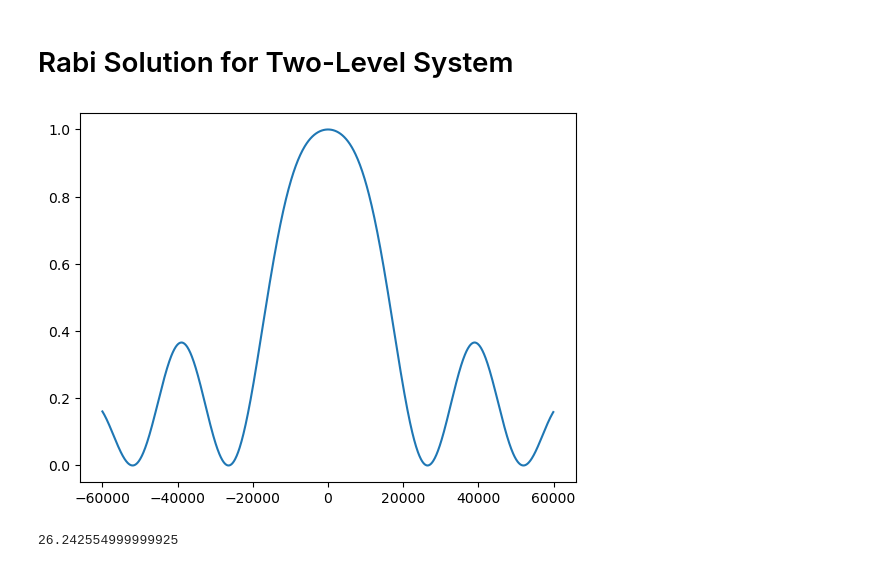
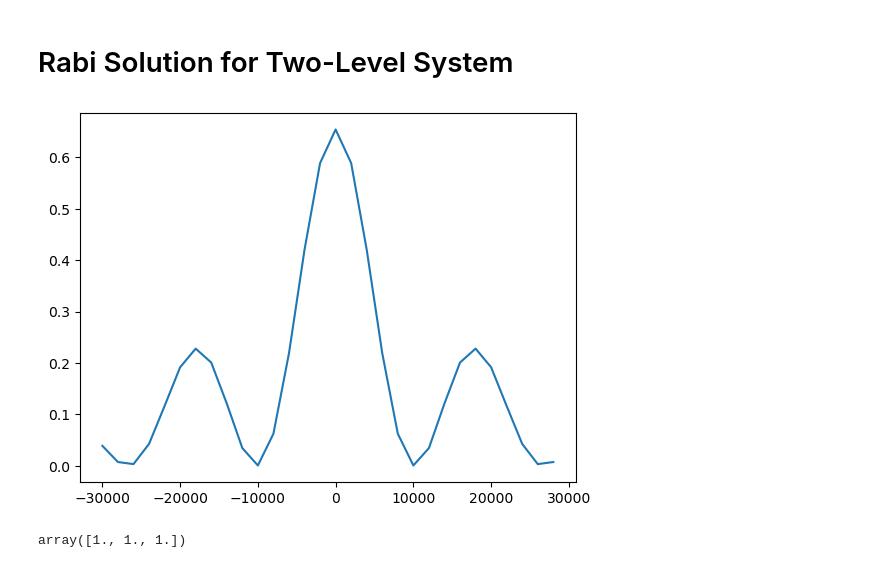
Before and after one commit to huanium/huanium, a Jupyter notebook: MIT_PhD/AMO_Calculator/AMO_Calculator.ipynb, the cells around one changed output. Drawn from its saved outputs; the diff is of its cells as text; code cells hidden in the pictures.

```diff
--- a/MIT_PhD/AMO_Calculator/AMO_Calculator.ipynb
+++ b/MIT_PhD/AMO_Calculator/AMO_Calculator.ipynb
@@ -1761,12 +1823,12 @@ def LZ_solve(delta0, omegaR, ddelta_dt, psi0, tlist):
     return output.expect[0]
 # %%
 # calculate
-sweep_time   = 100e-3              # sweep time in secs
-sweep_span   = 100.0e3 * 2 * np.pi   # sweep span in Hz * 2pi, make sure this is >> omegaR for good LZ
-sweep_center = 26.2370e6 * 2 * np.pi # sweep center in Hz * 2pi
+sweep_time   = 50e-3              # sweep time in secs
+sweep_span   = 500e3 * 2 * np.pi   # sweep span in Hz * 2pi, make sure this is >> omegaR for good LZ
+sweep_center = 0 * 2 * np.pi # sweep center in Hz * 2pi
 ddelta_dt    = sweep_span/sweep_time   # sweep rate in Hz/s * 2pi
 delta0       = -sweep_span/2   # initial detuning in Hz * 2pi
-omegaR       = 10e3 * 2 * np.pi   # Rabi frequency in Hz * 2pi
+omegaR       = 16e3 * 2 * np.pi   # Rabi frequency in Hz * 2pi
 psi0         = basis(2,0)      # initial state
 tlist        = np.linspace(0, sweep_time, 10000)
 p_ex         = LZ_solve(delta0, omegaR, ddelta_dt, psi0, tlist)
@@ -1774,7 +1836,7 @@ p_ex         = LZ_solve(delta0, omegaR, ddelta_dt, psi0, tlist)
 # display results
 fig, ax = plt.subplots(figsize=(5,3))
 ax.plot(tlist, np.real(p_ex), 'b', tlist, np.real(1-p_ex), 'r')
-ax.plot(tlist, 1 - np.exp(-np.pi * omegaR **2 / (2 * ddelta_dt)) * np.ones(shape(tlist)), 'k')
+ax.plot(tlist, 1 - np.exp(-np.pi * omegaR **2 / (2 * ddelta_dt)) * np.ones(np.shape(tlist)), 'k')
 ax.set_xlabel('Time')
 ax.set_ylabel('Population')
 ax.set_title('Landau-Zener transition')
@@ -1789,17 +1851,17 @@ def _P2_Rabi(omega, tau, omegaR, omega0, offset):
     OmegaR = np.sqrt( omegaR**2 + (omega - omega0)**2 )
     return ( omegaR**2 / OmegaR**2) * np.sin( 2*np.pi*OmegaR * tau / 2)**2 + offset
 # %%
-detunings = np.arange(-60e3,60e3,0.1e3)
+detunings = np.arange(-30e3,30e3,2e3)
 omega0 = 26.2370e6
-tau = 5e-5
-omegaR = 30e3
+tau = 70e-6
+omegaR = 10e3
 offset = 0
 P2 = _P2_Rabi(detunings+omega0, tau , omegaR, omega0, offset)
 plt.plot(detunings, P2)
 plt.show()
 # %% [output]
-[figure, old version]
+[figure, new version]
-# %%
-print(713.123623 - 686.881068)
-# %% [output]
-26.242554999999925
+# %%
+np.ones(3)
+# %% [output]
+array([1., 1., 1.])
```
Also changed, not shown: parts of 17 cells of this notebook, 13 other files.
